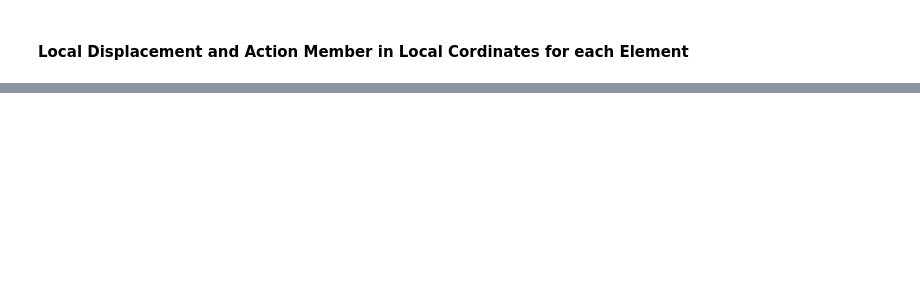
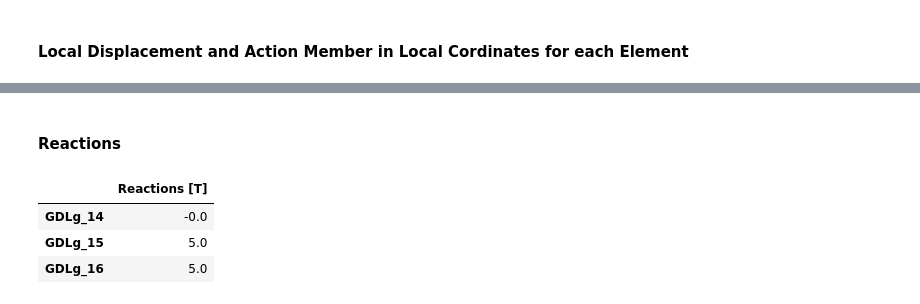
Before and after one commit to Normando1945/Repo_Maxtrix_Analisys, a Jupyter notebook: examples/Example_Truss_2.ipynb, the cells around one changed output, grey strips where cells are left out. Cells and saved outputs as stored; diff of their text form; code cells hidden in the pictures; blank space fills up the shorter version.

```diff
--- a/examples/Example_Truss_2.ipynb
+++ b/examples/Example_Truss_2.ipynb
@@ -673,0 +676,15 @@ Delta_L_elem_all_df.round(6)
+# %% [markdown]
+#### Reactions
+# %%
+React_gdl_g = np.zeros(nglt-gdl)
+SRL_SRR = S[gdl:]
+
+React_gdl_g = SRL_SRR @ delta_g_full
+
+React_gdl_g_df = pd.DataFrame(React_gdl_g,index = rowsS[gdl:nglt], columns= ['Reactions [T]'])
+React_gdl_g_df.round(3)
+# %% [output]
+|  | Reactions [T] |
+| GDLg_14 | -0.0 |
+| GDLg_15 | 5.0 |
+| GDLg_16 | 5.0 |
```
Also changed, not shown: parts of 7 cells of this notebook, 1 other file.
